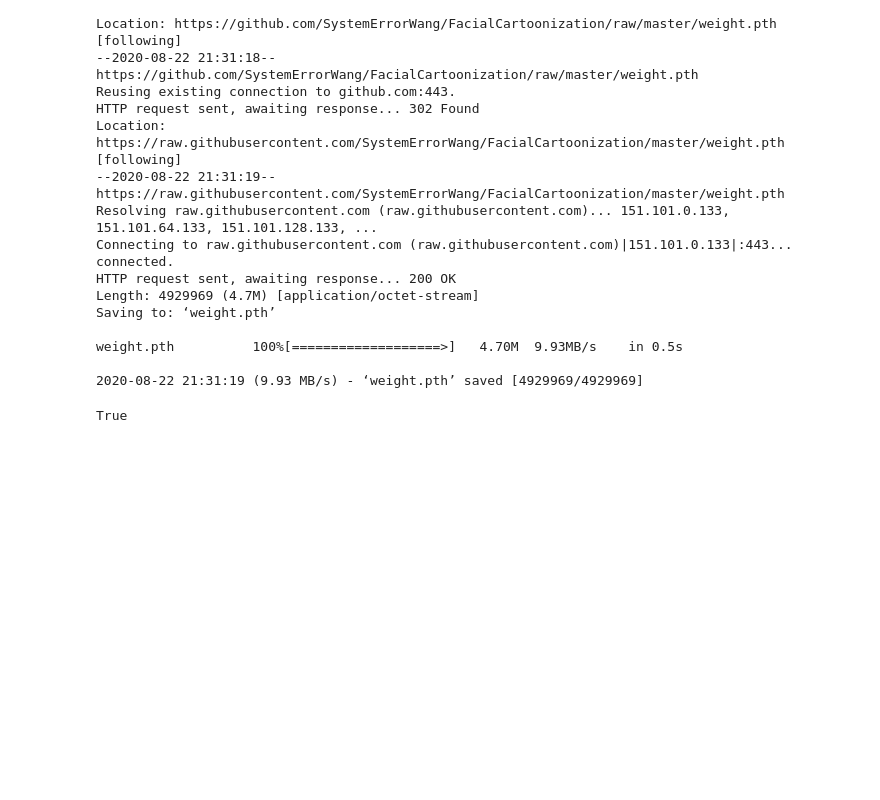
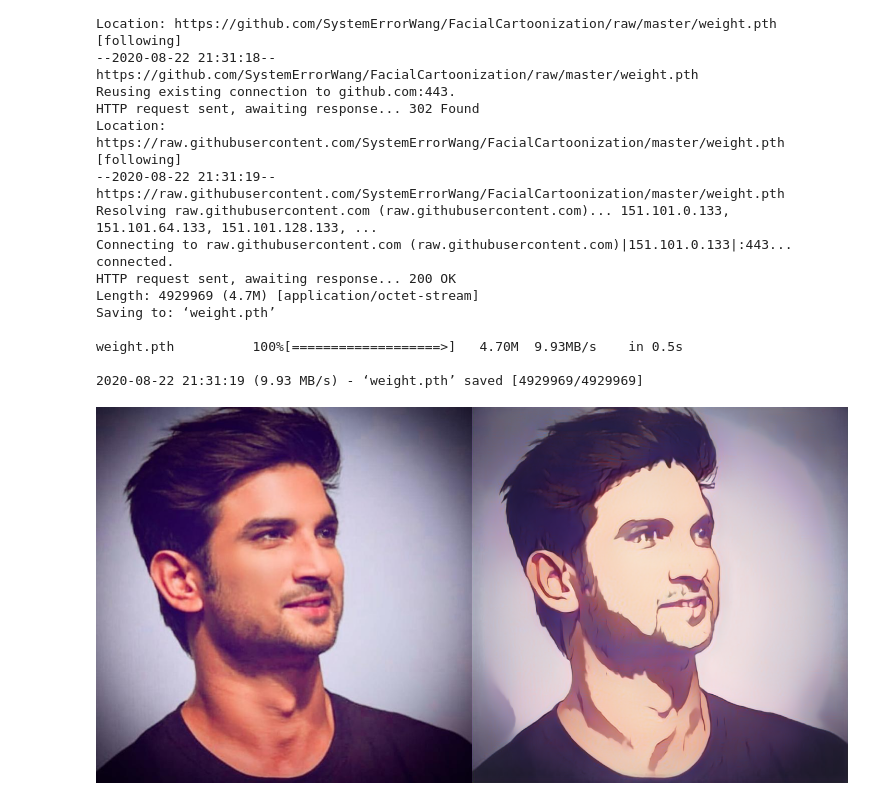
Before and after one commit to sakchy/Pytorch_Cartoonizer, a Jupyter notebook: Cartoonizer_Pytorch.ipynb, the cells around one changed output. Cells and saved outputs as stored; diff of their text form; code cells hidden in the pictures; blank space fills up the shorter version.

```diff
--- a/Cartoonizer_Pytorch.ipynb
+++ b/Cartoonizer_Pytorch.ipynb
@@ -139,15 +140,16 @@ model.eval()
 # %%
 raw_image = cv2.imread('image.jpg')
 img = resize_crop(raw_image)
 image = img/127.5 - 1
 image = image.transpose(2, 0, 1)
 image = torch.tensor(image).unsqueeze(0)
 output = model(image.float())
 output = output.squeeze(0).detach().numpy()
 output = output.transpose(1, 2, 0)
 output = (output + 1) * 127.5
 output = np.clip(output, 0, 255).astype(np.uint8)
 output = np.concatenate([img, output], axis=1)
 cv2.imwrite('output.jpg', output)
+cv2_imshow(output)
 # %% [output]
-True
+[figure, added]
```
Also changed, not shown: parts of 1 cell of this notebook.
